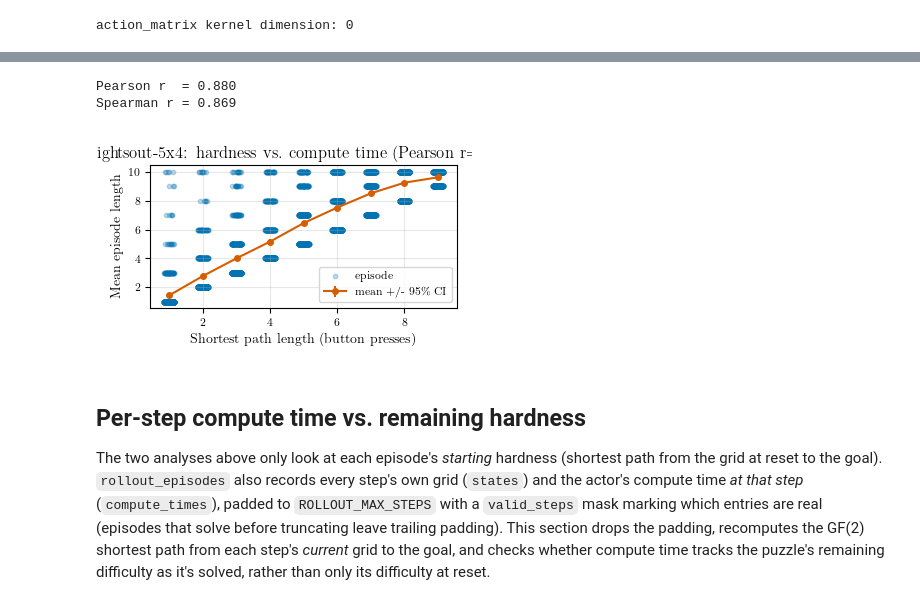
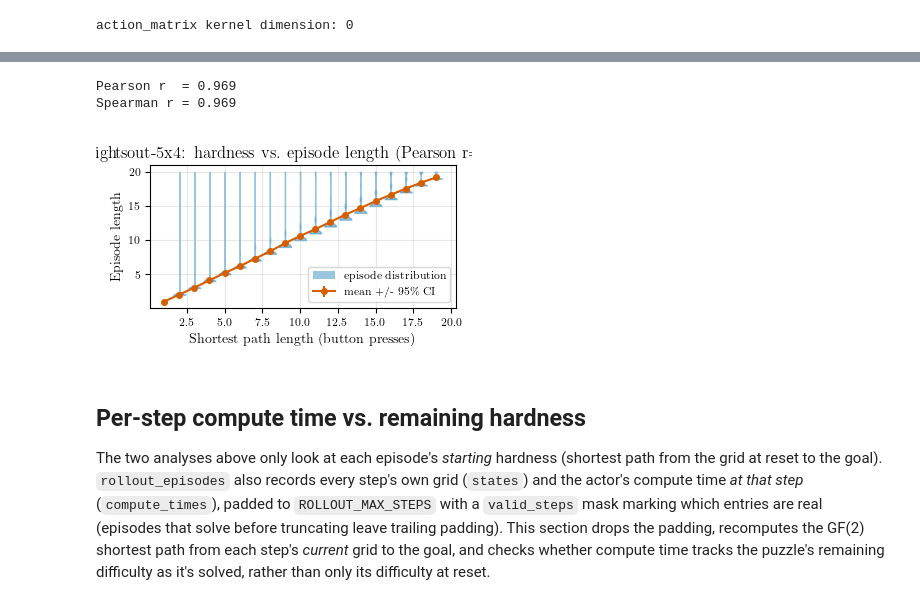
Before and after one commit to chanb/Stoix, a Jupyter notebook: ramdp_experiments/analysis-compute_time-hardness.ipynb, the cells around one changed output, grey strips where cells are left out. Saved outputs shown, nothing was run; the diff lists cells and outputs as text; code cells hidden in the pictures.

```diff
--- a/ramdp_experiments/analysis-compute_time-hardness.ipynb
+++ b/ramdp_experiments/analysis-compute_time-hardness.ipynb
@@ -94,13 +94,13 @@ USE_RANDOM_POLICY = False
 
 # --- Env ---
 GRID_SIZE = "5x4"
-EPISODE_LENGTH = 10
+EPISODE_LENGTH = 20
 EVAL_EPISODE_LENGTH = 20
-DIFFICULTY_THRESHOLD = 0.5
+DIFFICULTY_THRESHOLD = 1.0
 # "Trained instances" = the training distribution (eval=False, easy/in-distribution
 # goals - see LightsOutEnv's module docstring). Flip to True for the held-out hard
 # eval instances instead.
-EVAL_HARD_INSTANCES = True
+EVAL_HARD_INSTANCES = False
 
 # --- Network: Transformer implicit-CoT, adaptive compute budget. Must exactly match
 # the checkpoint's training run (see the intro markdown cell). Defaults below are
@@ -121,9 +121,9 @@ STOP_GRADIENT_HALTING_INPUT = False
 QAC_VARIANT = "reinforce"  # plain V-only critic - must match qac_variant used to train the checkpoint
 
 # --- Rollout ---
-NUM_EVAL_EPISODES = 10000
+NUM_EVAL_EPISODES = 50000
 SEED = 0
-EVALUATION_GREEDY = False  # match training-time stochastic policy; True evaluates the mode action instead
+EVALUATION_GREEDY = True  # match training-time stochastic policy; True evaluates the mode action instead
 # rollout_episodes re-JITs and re-runs NUM_EVAL_EPISODES full episodes every time the
 # rollout cell executes, which is slow - once a rollout has run, its dataframe is
 # cached to ROLLOUT_CACHE_PATH (see below) and reloaded from there on subsequent runs
@@ -574,47 +609,67 @@ Spearman r = 0.188
 # %%
 CI95_Z = 1.96  # normal-approximation 95% CI half-width, in units of SEM
 
 plot_df = df.dropna(subset=["shortest_path_length"])
 
 pearson_r = plot_df["shortest_path_length"].corr(plot_df["episode_length"], method="pearson")
 spearman_r = plot_df["shortest_path_length"].corr(plot_df["episode_length"], method="spearman")
 print(f"Pearson r  = {pearson_r:.3f}")
 print(f"Spearman r = {spearman_r:.3f}")
 
 by_distance = plot_df.groupby("shortest_path_length")["episode_length"].agg(["mean", "sem", "count"])
 
+# One violin per shortest-path-length value, positioned at its actual value on
+# the x-axis so it lines up with the mean +/- 95% CI overlay below. A KDE-based
+# violin needs >= 2 distinct values, so groups that don't qualify (typically
+# the sparsely-populated tails, or groups where every episode happened to take
+# the same number of steps) fall back to being represented by that overlay
+# alone.
+violin_groups = [
+    (distance, group["episode_length"].to_numpy())
+    for distance, group in plot_df.groupby("shortest_path_length")
+]
+violin_groups = [(d, v) for d, v in violin_groups if len(v) >= 2 and np.std(v) > 0]
+violin_color = sns.color_palette("colorblind")[0]
+mean_color = sns.color_palette("colorblind")[3]
+
 fig, ax = plt.subplots(figsize=set_size(doc_width_pt, fraction=0.6))
-rng = np.random.default_rng(0)
-jitter = rng.uniform(-0.15, 0.15, size=len(plot_df))
-ax.scatter(
-    plot_df["shortest_path_length"] + jitter,
-    plot_df["episode_length"],
-    s=10,
-    alpha=0.25,
-    color=sns.color_palette("colorblind")[0],
-    label="episode",
-)
-ax.errorbar(
+if violin_groups:
+    parts = ax.violinplot(
+        [v for _, v in violin_groups],
+        positions=[d for d, _ in violin_groups],
+        widths=0.8,
+        showmeans=False,
+        showmedians=False,
+        showextrema=False,
+    )
+    for body in parts["bodies"]:
+        body.set_facecolor(violin_color)
+        body.set_edgecolor(violin_color)
+        body.set_alpha(0.4)
+
+mean_errorbar = ax.errorbar(
     by_distance.index,
     by_distance["mean"],
     yerr=CI95_Z * by_distance["sem"].fillna(0.0),
     marker="o",
     ms=4,
     linewidth=1.5,
-    color=sns.color_palette("colorblind")[3],
+    color=mean_color,
     label=r"mean +/- 95\% CI",
 )
+ax.legend(
+    handles=[Patch(facecolor=violin_color, alpha=0.4, label="episode distribution"), mean_errorbar]
+)
 ax.set_xlabel("Shortest path length (button presses)")
-ax.set_ylabel("Mean episode length")
-ax.set_title(f"lightsout-{GRID_SIZE}: hardness vs. compute time (Pearson r={pearson_r:.2f})")
+ax.set_ylabel("Episode length")
+ax.set_title(f"lightsout-{GRID_SIZE}: hardness vs. episode length (Pearson r={pearson_r:.2f})")
 ax.grid(True, alpha=0.3)
-ax.legend()
 fig.tight_layout()
 plt.savefig("analysis-episode_length-hardness.pdf", dpi=600, format="pdf", bbox_inches="tight")
 # %% [output]
-Pearson r  = 0.880
-Spearman r = 0.869
+Pearson r  = 0.969
+Spearman r = 0.969
-[figure, old version]
+[figure, new version]
 # %% [markdown]
 ## Per-step compute time vs. remaining hardness
 
```
Also changed, not shown: parts of 6 cells of this notebook, 1 other file.
